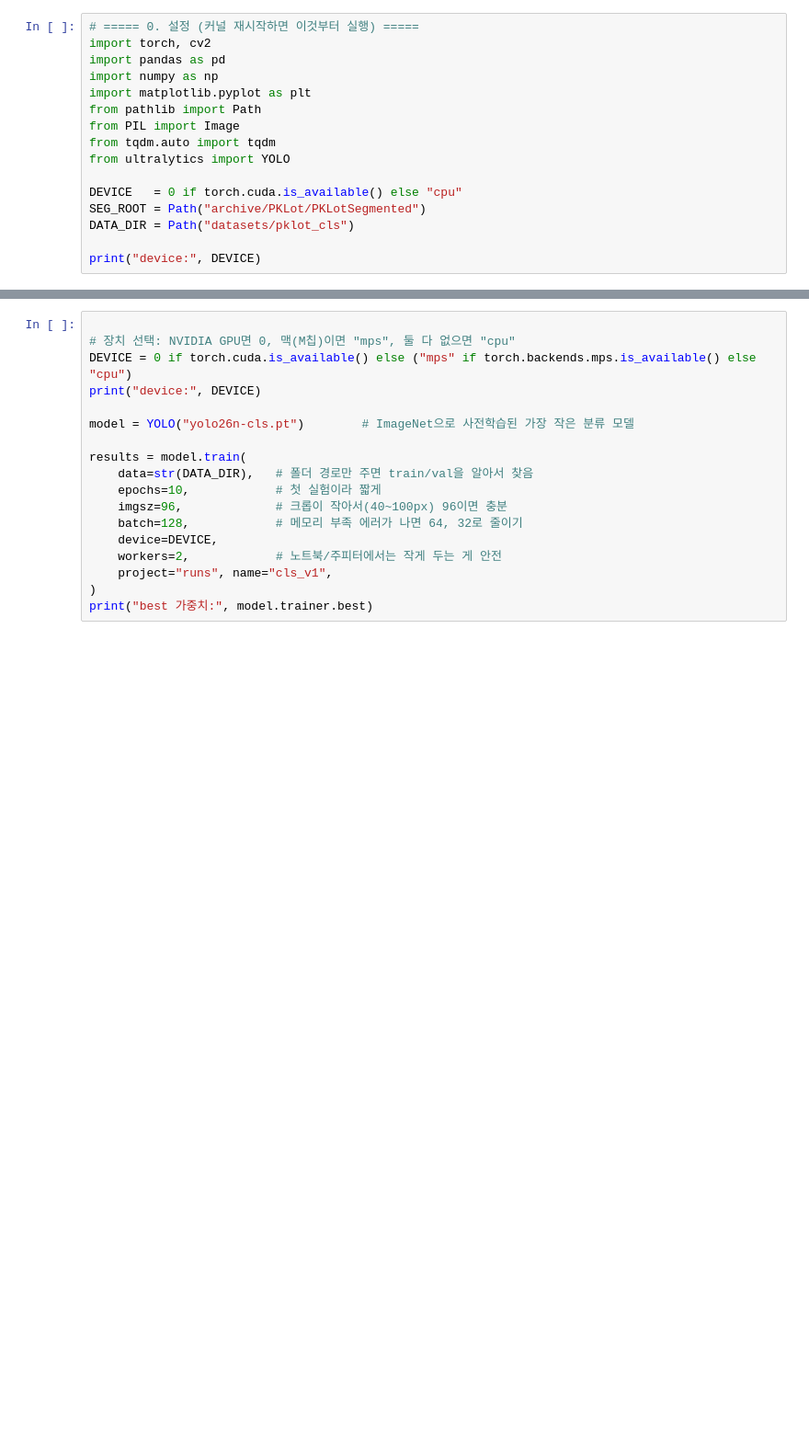
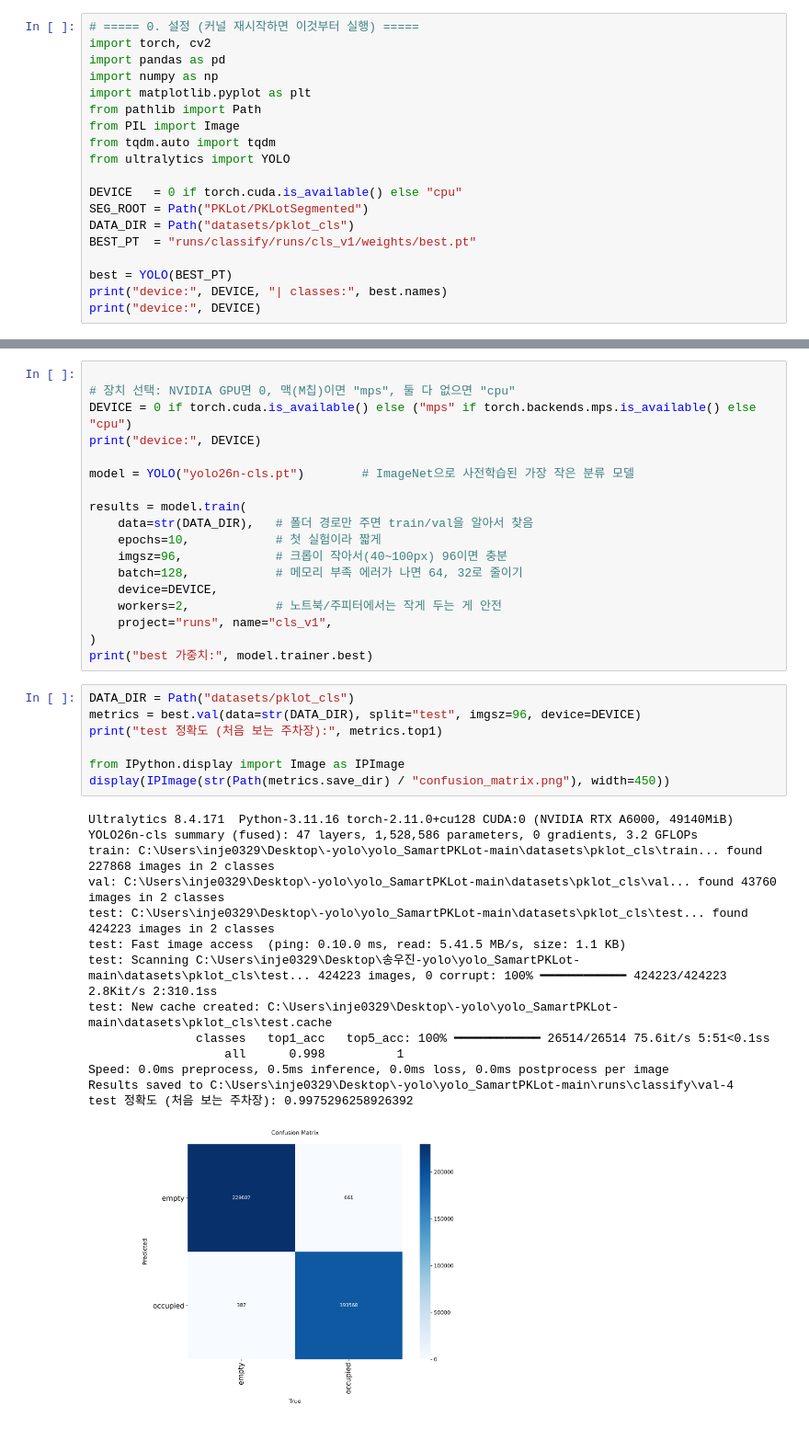
Before and after one commit to woojinw0rld/yolo_SamartPKLot, a Jupyter notebook: 02_train.ipynb, the cells around one changed output, grey strips where cells are left out. Shown at 92% size. Drawn from its saved outputs; the diff is of its cells as text; blank space fills up the shorter version.

```diff
--- a/02_train.ipynb
+++ b/02_train.ipynb
@@ -10,8 +10,11 @@ from tqdm.auto import tqdm
 from ultralytics import YOLO
 
 DEVICE   = 0 if torch.cuda.is_available() else "cpu"
-SEG_ROOT = Path("archive/PKLot/PKLotSegmented")
+SEG_ROOT = Path("PKLot/PKLotSegmented")
 DATA_DIR = Path("datasets/pklot_cls")
+BEST_PT  = "runs/classify/runs/cls_v1/weights/best.pt"
 
+best = YOLO(BEST_PT)
+print("device:", DEVICE, "| classes:", best.names)
 print("device:", DEVICE)
 # %% [output]
@@ -34,3 +38,25 @@ results = model.train(
     project="runs", name="cls_v1",
 )
 print("best 가중치:", model.trainer.best)
+# %%
+DATA_DIR = Path("datasets/pklot_cls")
+metrics = best.val(data=str(DATA_DIR), split="test", imgsz=96, device=DEVICE)
+print("test 정확도 (처음 보는 주차장):", metrics.top1)
+
+from IPython.display import Image as IPImage
+display(IPImage(str(Path(metrics.save_dir) / "confusion_matrix.png"), width=450))
+# %% [output]
+Ultralytics 8.4.171  Python-3.11.16 torch-2.11.0+cu128 CUDA:0 (NVIDIA RTX A6000, 49140MiB)
+YOLO26n-cls summary (fused): 47 layers, 1,528,586 parameters, 0 gradients, 3.2 GFLOPs
+train: C:\Users\inje0329\Desktop\-yolo\yolo_SamartPKLot-main\datasets\pklot_cls\train... found 227868 images in 2 classes
+val: C:\Users\inje0329\Desktop\-yolo\yolo_SamartPKLot-main\datasets\pklot_cls\val... found 43760 images in 2 classes
+test: C:\Users\inje0329\Desktop\-yolo\yolo_SamartPKLot-main\datasets\pklot_cls\test... found 424223 images in 2 classes
+test: Fast image access  (ping: 0.10.0 ms, read: 5.41.5 MB/s, size: 1.1 KB)
+test: Scanning C:\Users\inje0329\Desktop\송우진-yolo\yolo_SamartPKLot-main\datasets\pklot_cls\test... 424223 images, 0 corrupt: 100% ━━━━━━━━━━━━ 424223/424223 2.8Kit/s 2:310.1ss
+test: New cache created: C:\Users\inje0329\Desktop\-yolo\yolo_SamartPKLot-main\datasets\pklot_cls\test.cache
+               classes   top1_acc   top5_acc: 100% ━━━━━━━━━━━━ 26514/26514 75.6it/s 5:51<0.1ss
+                   all      0.998          1
+Speed: 0.0ms preprocess, 0.5ms inference, 0.0ms loss, 0.0ms postprocess per image
+Results saved to C:\Users\inje0329\Desktop\-yolo\yolo_SamartPKLot-main\runs\classify\val-4
+test 정확도 (처음 보는 주차장): 0.9975296258926392
+[figure, added]
```
Also changed, not shown: parts of 1 cell of this notebook.
